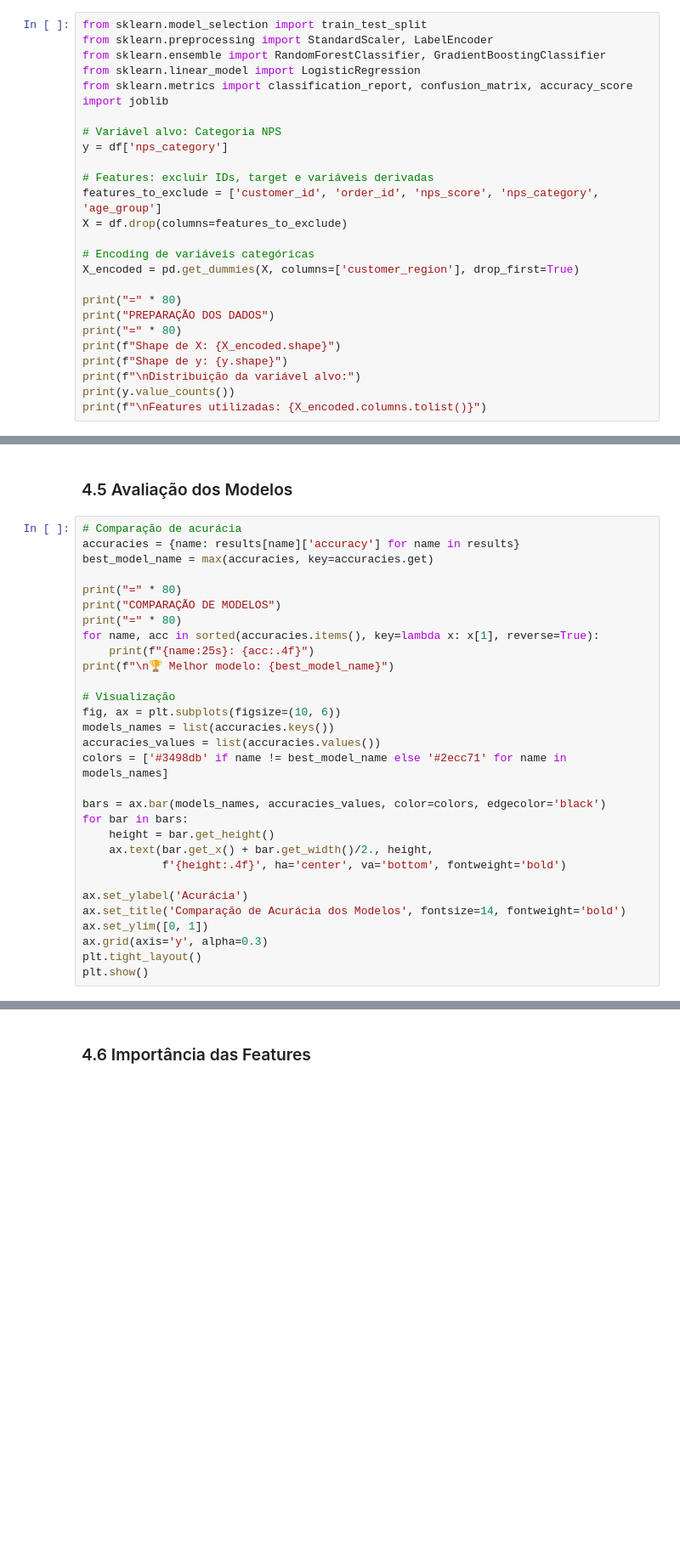
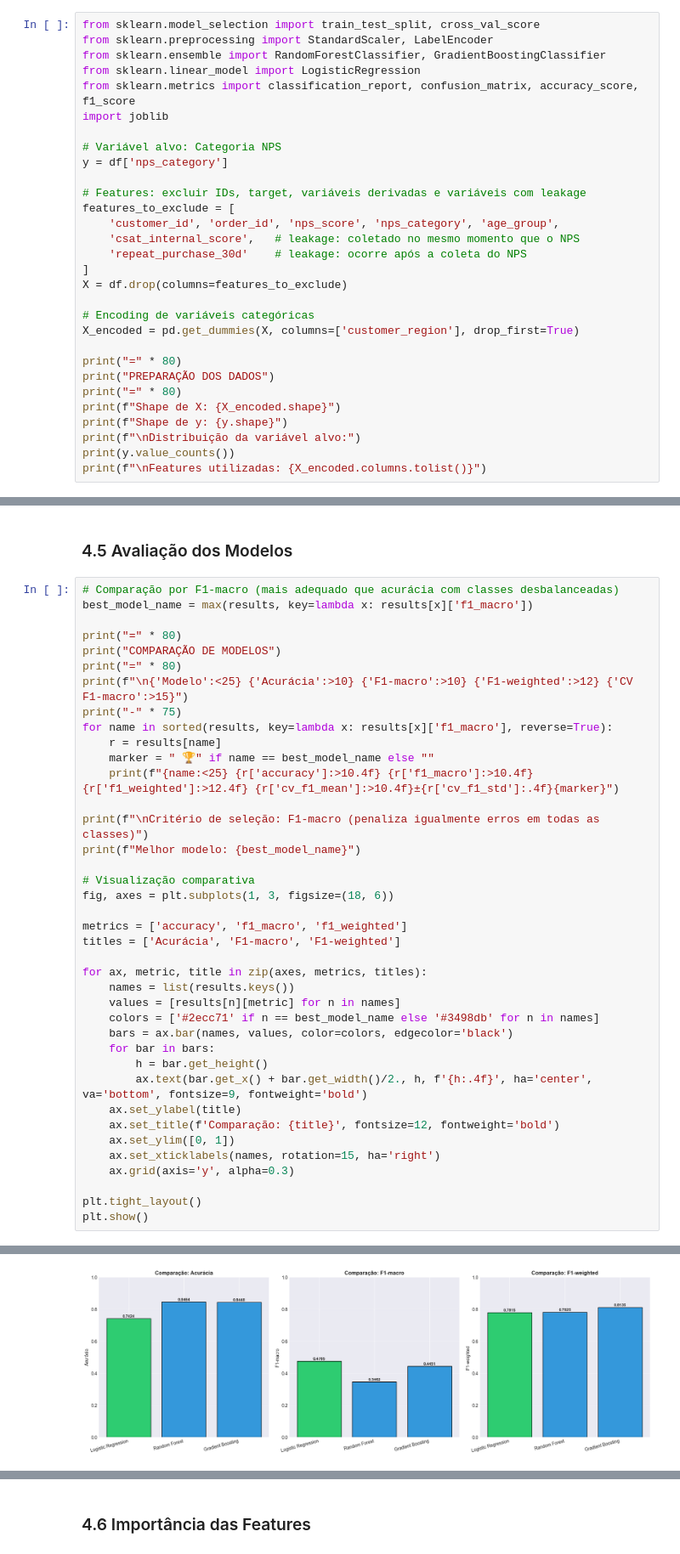
Before and after one commit to fbenin/FIAP_POSTECH_AI_SCIENTIST, a Jupyter notebook: TechChallange_Fase1/notebooks/tech_challenge_fase1_analysis.ipynb, the cells around one changed output, grey strips where cells are left out. Shown at 85% size. Cells and saved outputs as stored; diff of their text form; blank space fills up the shorter version.

```diff
--- a/TechChallange_Fase1/notebooks/tech_challenge_fase1_analysis.ipynb
+++ b/TechChallange_Fase1/notebooks/tech_challenge_fase1_analysis.ipynb
@@ -597,16 +771,20 @@ Implementaremos um modelo de classificação seguindo as etapas:
 # %%
-from sklearn.model_selection import train_test_split
+from sklearn.model_selection import train_test_split, cross_val_score
 from sklearn.preprocessing import StandardScaler, LabelEncoder
 from sklearn.ensemble import RandomForestClassifier, GradientBoostingClassifier
 from sklearn.linear_model import LogisticRegression
-from sklearn.metrics import classification_report, confusion_matrix, accuracy_score
+from sklearn.metrics import classification_report, confusion_matrix, accuracy_score, f1_score
 import joblib
 
 # Variável alvo: Categoria NPS
 y = df['nps_category']
 
-# Features: excluir IDs, target e variáveis derivadas
-features_to_exclude = ['customer_id', 'order_id', 'nps_score', 'nps_category', 'age_group']
+# Features: excluir IDs, target, variáveis derivadas e variáveis com leakage
+features_to_exclude = [
+    'customer_id', 'order_id', 'nps_score', 'nps_category', 'age_group',
+    'csat_internal_score',   # leakage: coletado no mesmo momento que o NPS
+    'repeat_purchase_30d'    # leakage: ocorre após a coleta do NPS
+]
 X = df.drop(columns=features_to_exclude)
 
 # Encoding de variáveis categóricas
@@ -679,32 +915,42 @@ for name, model in models.items():
 # %% [markdown]
 ### 4.5 Avaliação dos Modelos
 # %%
-# Comparação de acurácia
-accuracies = {name: results[name]['accuracy'] for name in results}
-best_model_name = max(accuracies, key=accuracies.get)
+# Comparação por F1-macro (mais adequado que acurácia com classes desbalanceadas)
+best_model_name = max(results, key=lambda x: results[x]['f1_macro'])
 
 print("=" * 80)
 print("COMPARAÇÃO DE MODELOS")
 print("=" * 80)
-for name, acc in sorted(accuracies.items(), key=lambda x: x[1], reverse=True):
-    print(f"{name:25s}: {acc:.4f}")
-print(f"\n🏆 Melhor modelo: {best_model_name}")
+print(f"\n{'Modelo':<25} {'Acurácia':>10} {'F1-macro':>10} {'F1-weighted':>12} {'CV F1-macro':>15}")
+print("-" * 75)
+for name in sorted(results, key=lambda x: results[x]['f1_macro'], reverse=True):
+    r = results[name]
+    marker = " 🏆" if name == best_model_name else ""
+    print(f"{name:<25} {r['accuracy']:>10.4f} {r['f1_macro']:>10.4f} {r['f1_weighted']:>12.4f} {r['cv_f1_mean']:>10.4f}±{r['cv_f1_std']:.4f}{marker}")
 
-# Visualização
-fig, ax = plt.subplots(figsize=(10, 6))
-models_names = list(accuracies.keys())
-accuracies_values = list(accuracies.values())
-colors = ['#3498db' if name != best_model_name else '#2ecc71' for name in models_names]
+print(f"\nCritério de seleção: F1-macro (penaliza igualmente erros em todas as classes)")
+print(f"Melhor modelo: {best_model_name}")
 
-bars = ax.bar(models_names, accuracies_values, color=colors, edgecolor='black')
-for bar in bars:
-    height = bar.get_height()
-    ax.text(bar.get_x() + bar.get_width()/2., height,
-            f'{height:.4f}', ha='center', va='bottom', fontweight='bold')
+# Visualização comparativa
+fig, axes = plt.subplots(1, 3, figsize=(18, 6))
 
-ax.set_ylabel('Acurácia')
-ax.set_title('Comparação de Acurácia dos Modelos', fontsize=14, fontweight='bold')
-ax.set_ylim([0, 1])
-ax.grid(axis='y', alpha=0.3)
+metrics = ['accuracy', 'f1_macro', 'f1_weighted']
+titles = ['Acurácia', 'F1-macro', 'F1-weighted']
+
+for ax, metric, title in zip(axes, metrics, titles):
+    names = list(results.keys())
+    values = [results[n][metric] for n in names]
+    colors = ['#2ecc71' if n == best_model_name else '#3498db' for n in names]
+    bars = ax.bar(names, values, color=colors, edgecolor='black')
+    for bar in bars:
+        h = bar.get_height()
+        ax.text(bar.get_x() + bar.get_width()/2., h, f'{h:.4f}', ha='center', va='bottom', fontsize=9, fontweight='bold')
+    ax.set_ylabel(title)
+    ax.set_title(f'Comparação: {title}', fontsize=12, fontweight='bold')
+    ax.set_ylim([0, 1])
+    ax.set_xticklabels(names, rotation=15, ha='right')
+    ax.grid(axis='y', alpha=0.3)
+
 plt.tight_layout()
 plt.show()
+# %% [output]
@@ -711,3 +969,4 @@ plt.show()
+[figure, added]
 # %%
 # Relatório detalhado do melhor modelo
 best_model = results[best_model_name]['model']
```
Also changed, not shown: parts of 21 cells of this notebook, 3 other files.
